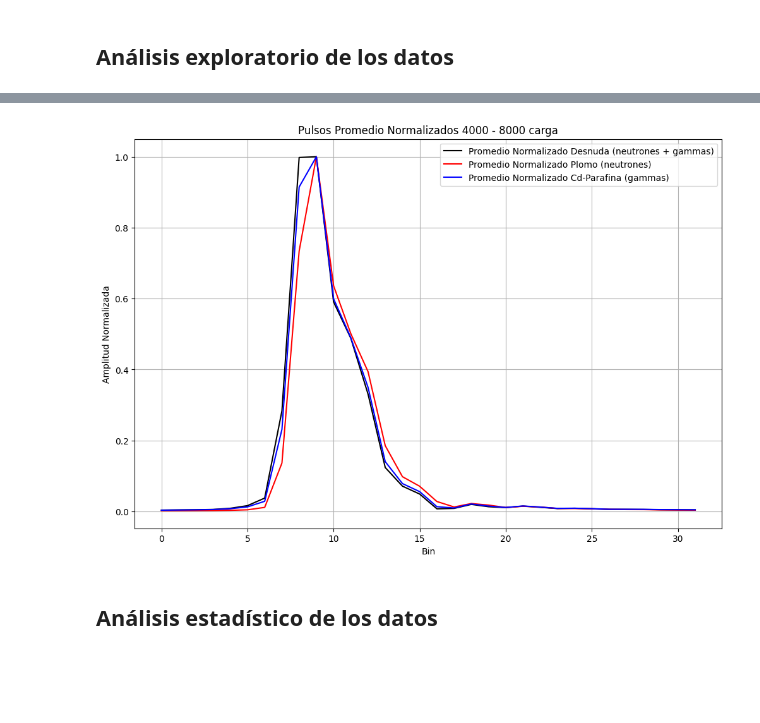
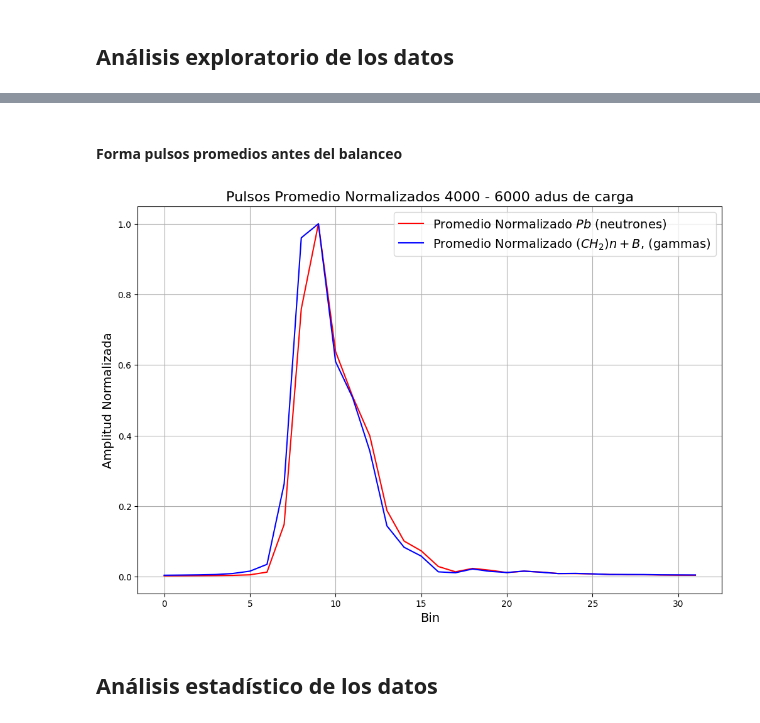
Before and after one commit to saisito/neutrones-gamma_classifier, a Jupyter notebook: process.ipynb, the cells around one changed output, grey strips where cells are left out. Drawn from its saved outputs; the diff is of its cells as text; code cells hidden in the pictures; blank space fills up the shorter version.

```diff
--- a/process.ipynb
+++ b/process.ipynb
@@ -153,10 +91,6 @@ Datos guardados en AmBe_cdparafinab
 # %% [markdown]
 ## Análisis exploratorio de los datos
 # %%
-import numpy as np
-import glob
-import os
-
 # Función para contar eventos en archivos de fuente y fondo
 def count_events_in_directory(directory):
     """
@@ -189,19 +123,20 @@ def count_events_in_directory(directory):
 
 # Directorios de las configuraciones
 directories = [
-    "AmBe_desnuda",
-    "AmBe_plomo",
-    "AmBe_cdparafinab"
+    "AmBe_desnuda_portion",
+    "AmBe_plomo_portion",
+    "AmBe_cdparafinab_portion"
 ]
 
-# Obtener el conteo de eventos para la configuración "desnuda"
-fuente_count_desnuda, fondo_count_desnuda, difference_desnuda = count_events_in_directory("AmBe_desnuda")
+# Obtener el conteo de eventos para la configuración "desnuda" portion
+fuente_count_desnuda, fondo_count_desnuda, difference_desnuda = count_events_in_directory("AmBe_desnuda_portion")
 
+print('Para el rango 4000 - 6000:\n')
 # Contar y mostrar los resultados para cada configuración
 for directory in directories:
     fuente_count, fondo_count, difference = count_events_in_directory(directory)
 
-    # Calcular el porcentaje en relación a "desnuda"
+    # Calcular el porcentaje en relación a "desnuda" portion
     if fuente_count_desnuda > 0:
         percentage_difference = (difference / difference_desnuda) * 100
     else:
@@ -277,8 +216,6 @@ plt.show()
+# %% [markdown]
+#### Forma pulsos promedios antes del balanceo
 # %%
-import numpy as np
-import matplotlib.pyplot as plt
-import glob
-
 # Función para cargar los datos de los archivos y calcular el promedio de los pulsos
 def load_and_calculate_average_pulse_from_directory(directory):
     """
@@ -302,44 +239,44 @@ def load_and_calculate_average_pulse_from_directory(directory):
 
 # Función para normalizar pulsos
 def normalize_pulses(pulses):
     """
     Normalize the given pulses by dividing each pulse by its maximum absolute value.
 
     Parameters:
     pulses (numpy.ndarray): A 2D array where each row represents a pulse.
 
     Returns:
     numpy.ndarray: A 2D array of the same shape as `pulses`, where each pulse is normalized.
     """
     return pulses / np.max(np.abs(pulses), axis=1, keepdims=True)
 
 # Cargar los promedios de las diferentes configuraciones
-average_pulses = load_and_calculate_average_pulse_from_directory("AmBe_desnuda")
-average_pulses_plomo = load_and_calculate_average_pulse_from_directory("AmBe_plomo")
-average_pulses_cdparafinab = load_and_calculate_average_pulse_from_directory("AmBe_cdparafinab")
+average_pulses = load_and_calculate_average_pulse_from_directory("AmBe_desnuda_portion")
+average_pulses_plomo = load_and_calculate_average_pulse_from_directory("AmBe_plomo_portion")
+average_pulses_cdparafinab = load_and_calculate_average_pulse_from_directory("AmBe_cdparafinab_portion")
 
 # Normalizar los pulsos promedio
 normalized_average_pulses = normalize_pulses(average_pulses)
 normalized_average_pulses_plomo = normalize_pulses(average_pulses_plomo)
 normalized_average_pulses_cdparafinab = normalize_pulses(average_pulses_cdparafinab)
 
 # Crear el gráfico
 plt.figure(figsize=(12, 8))
 
 x_values = np.arange(len(normalized_average_pulses[0]))
 
-plt.plot(x_values, np.mean(normalized_average_pulses, axis=0), label='Promedio Normalizado Desnuda (neutrones + gammas)', color='black', linestyle='-')
-plt.plot(x_values, np.mean(normalized_average_pulses_plomo, axis=0), label='Promedio Normalizado Plomo (neutrones)', color='red', linestyle='-')
-plt.plot(x_values, np.mean(normalized_average_pulses_cdparafinab, axis=0), label='Promedio Normalizado Cd-Parafina (gammas)', color='blue', linestyle='-')
+# plt.plot(x_values, np.mean(normalized_average_pulses, axis=0), label='Promedio Normalizado Desnuda (neutrones + gammas)', color='black', linestyle='-')
+plt.plot(x_values, np.mean(normalized_average_pulses_plomo, axis=0), label='Promedio Normalizado $Pb$ (neutrones)', color='red', linestyle='-')
+plt.plot(x_values, np.mean(normalized_average_pulses_cdparafinab, axis=0), label='Promedio Normalizado $(CH_2)n + B$, (gammas)', color='blue', linestyle='-')
 
-plt.title('Pulsos Promedio Normalizados 4000 - 8000 carga')
-plt.xlabel('Bin')
-plt.ylabel('Amplitud Normalizada')
+plt.title('Pulsos Promedio Normalizados 4000 - 6000 adus de carga', fontsize=16)
+plt.xlabel('Bin', fontsize=14)
+plt.ylabel('Amplitud Normalizada', fontsize=14)
 plt.grid()
-plt.legend()
+plt.legend(fontsize=14)
 plt.show()
 # %% [output]
-[figure, old version]
+[figure, new version]
 # %% [markdown]
 ## Análisis estadístico de los datos
 # %%
```
Also changed, not shown: parts of 54 cells of this notebook, 1 other file.
